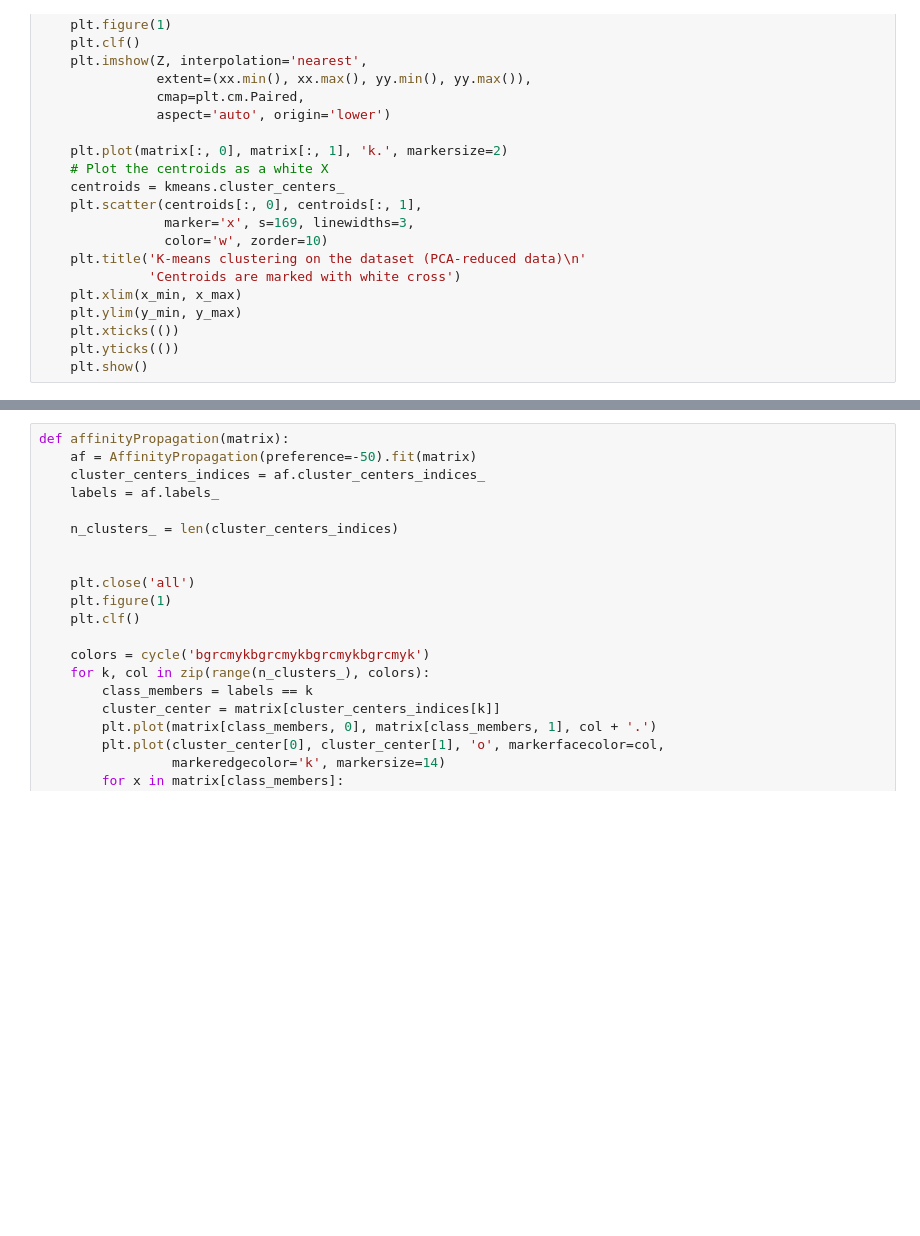
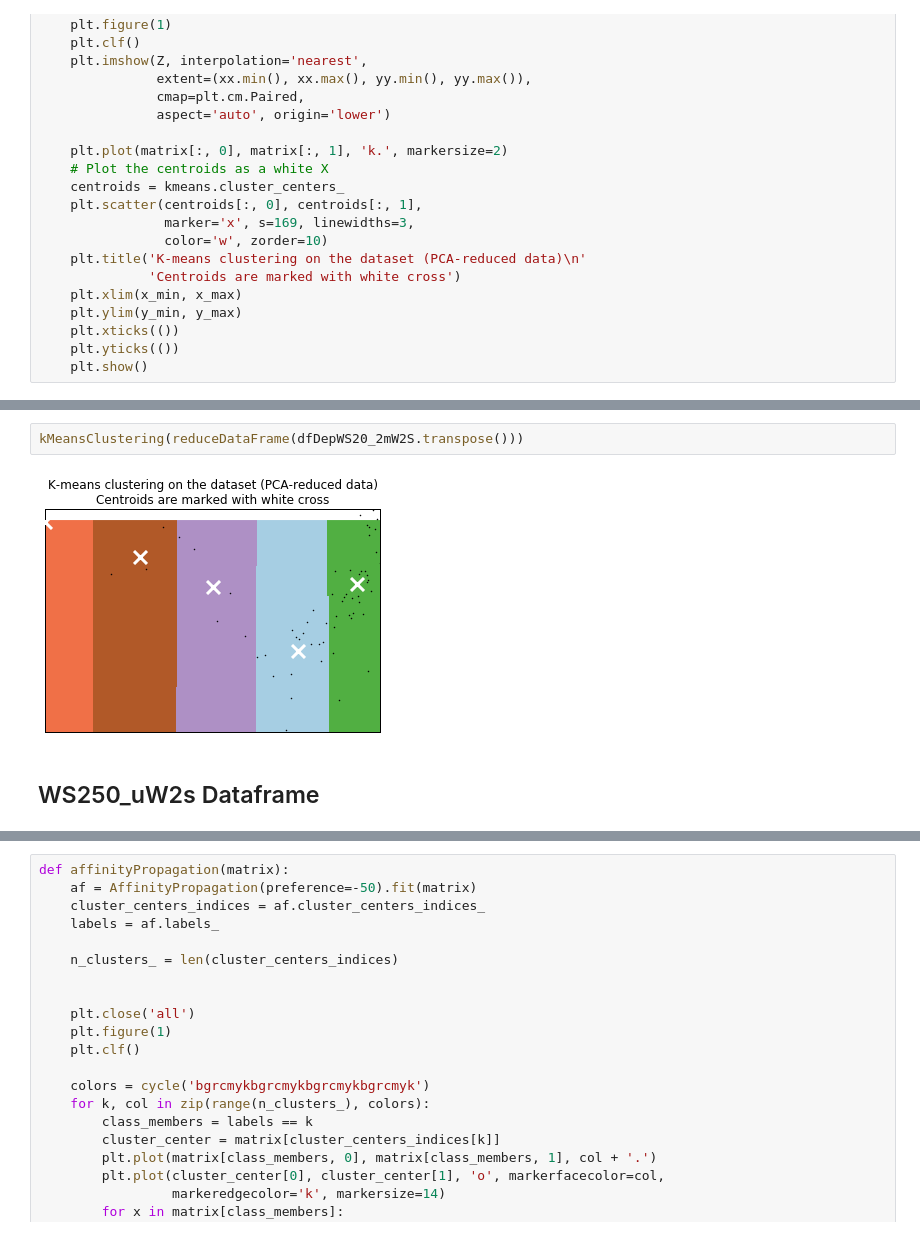
Before and after one commit to cito125/Elementary-Quantum-Computations, a Jupyter notebook: ExploratoryDataAnalysis.ipynb, the cells around one changed output, grey strips where cells are left out. Saved outputs shown, nothing was run; the diff lists cells and outputs as text; blank space fills up the shorter version.

```diff
--- a/ExploratoryDataAnalysis.ipynb
+++ b/ExploratoryDataAnalysis.ipynb
@@ -255 +265,7 @@ kMeansClustering(reduceDataFrame(dfDepWS20_2mW2S))
+# %%
+kMeansClustering(reduceDataFrame(dfDepWS20_2mW2S.transpose()))
+# %% [output]
+[figure, added]
+# %% [markdown]
+## WS250_uW2s Dataframe
 # %%
```
Also changed, not shown: parts of 67 cells of this notebook.
